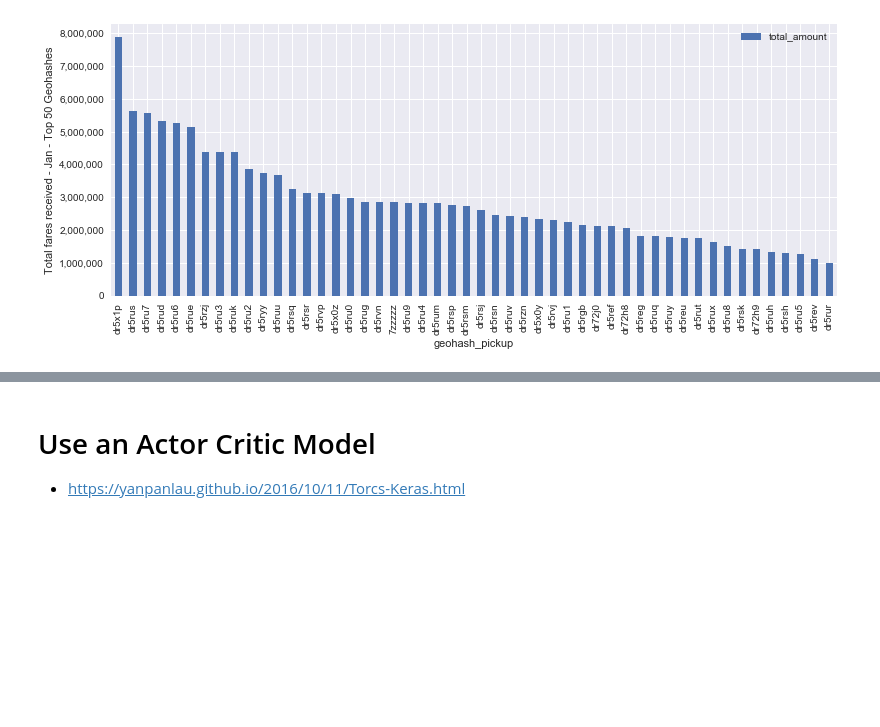
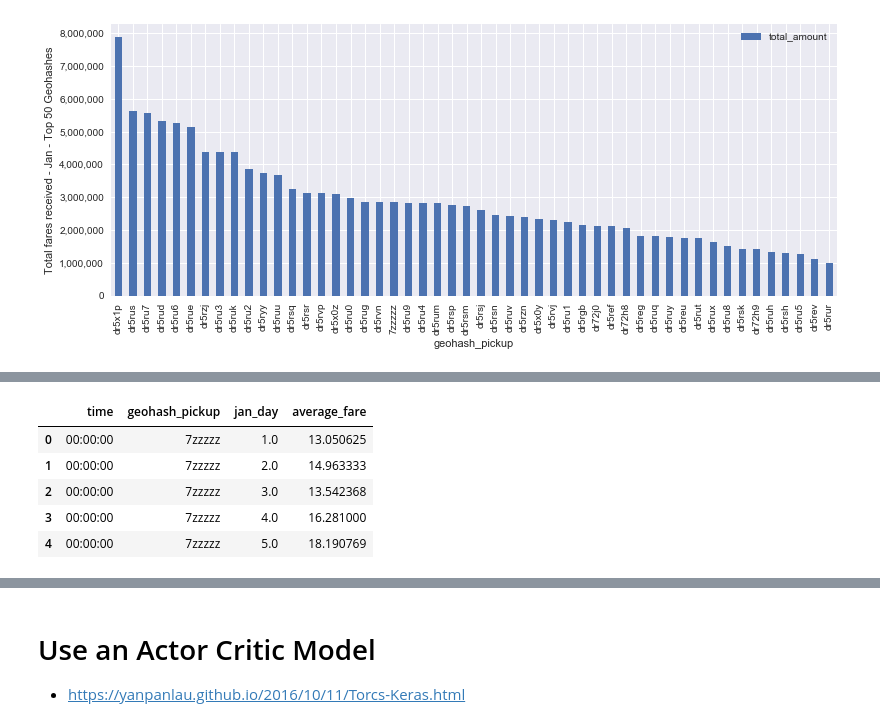
Before and after one commit to jonhilgart22/DSCI-6005-deep-learning, a Jupyter notebook: final_project/Taxi-Cab-EDA.ipynb, the cells around one changed output, grey strips where cells are left out. Cells and saved outputs as stored; diff of their text form; code cells hidden in the pictures; blank space fills up the shorter version.

```diff
--- a/final_project/Taxi-Cab-EDA.ipynb
+++ b/final_project/Taxi-Cab-EDA.ipynb
@@ -319,5 +343,5 @@ grouped_pickup_fares['time'] = grouped_pickup_fares.tpep_pickup_datetime.apply(l
 # %%
-average_fares_throughout_day_geohash = grouped_pickup_fares.groupby(['time','geohash_pickup']).mean().reset_index()
+average_fares_throughout_day_geohash = grouped_pickup_fares.groupby(['time','geohash_pickup','jan_day']).mean().reset_index()
 # %%
 average_fares_throughout_day_geohash['average_fare'] = average_fares_throughout_day_geohash['total_amount']
 average_fares_throughout_day_geohash.drop('total_amount',inplace=True,axis=1)
@@ -327,0 +348,9 @@ time_geohash_fare_dict = defaultdict(lambda : defaultdict(int))
+# %%
+average_fares_throughout_day_geohash.head()
+# %% [output]
+|  | time | geohash_pickup | jan_day | average_fare |
+| 0 | 00:00:00 | 7zzzzz | 1.0 | 13.050625 |
+| 1 | 00:00:00 | 7zzzzz | 2.0 | 14.963333 |
+| 2 | 00:00:00 | 7zzzzz | 3.0 | 13.542368 |
+| 3 | 00:00:00 | 7zzzzz | 4.0 | 16.281000 |
+| 4 | 00:00:00 | 7zzzzz | 5.0 | 18.190769 |
```
Also changed, not shown: parts of 12 cells of this notebook.
